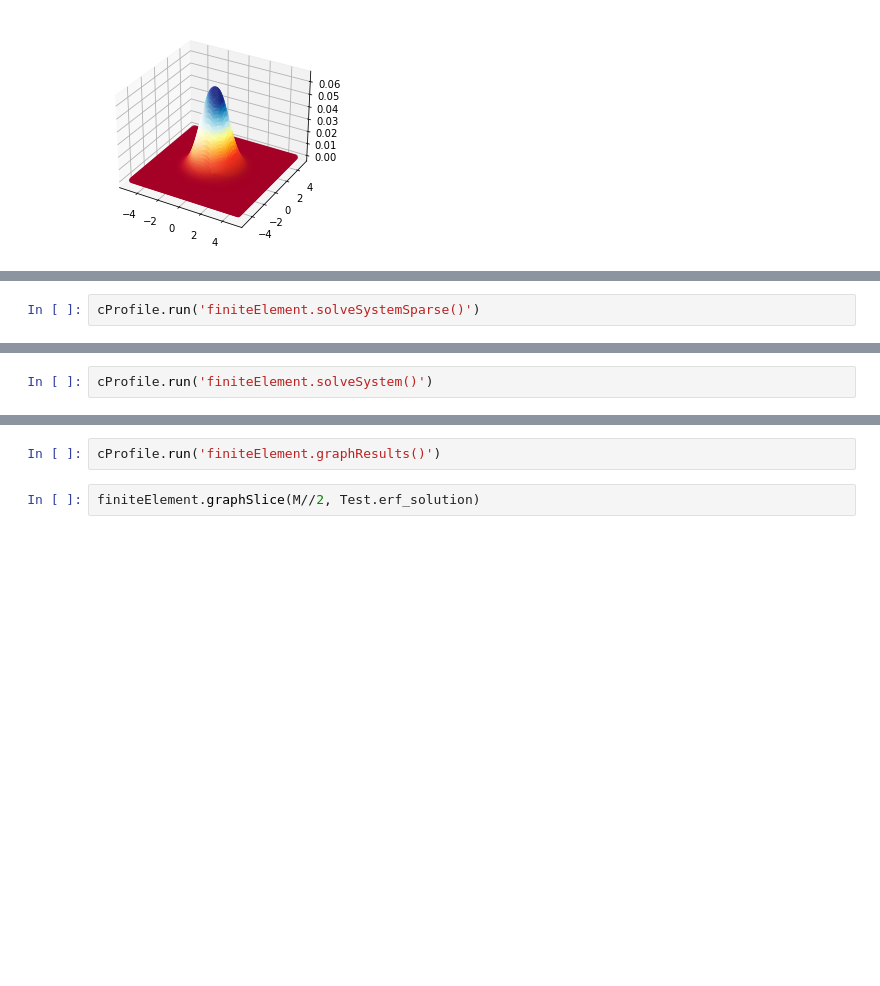
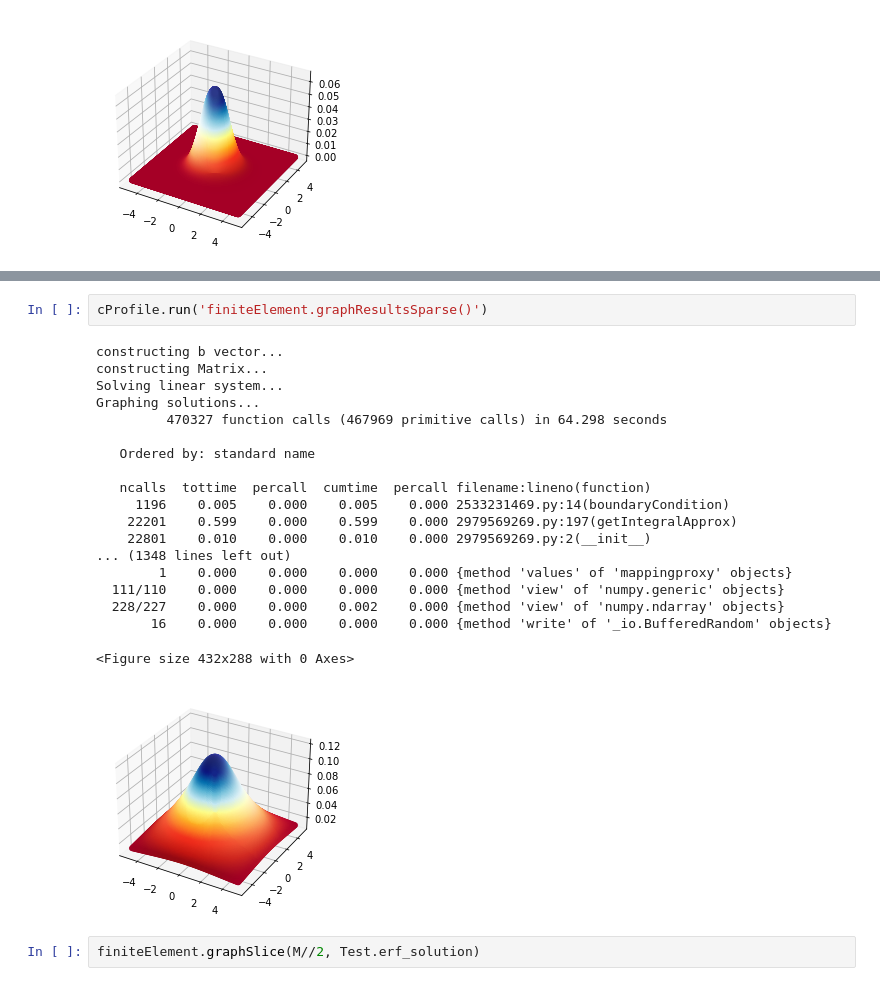
Before and after one commit to jessicajiang15/FiniteElementCode, a Jupyter notebook: FEM 2D.ipynb, the cells around one changed output, grey strips where cells are left out. Drawn from its saved outputs; the diff is of its cells as text; blank space fills up the shorter version.

```diff
--- a/FEM 2D.ipynb
+++ b/FEM 2D.ipynb
@@ -726,2 +728,0 @@ cProfile.run('finiteElement.graphResultsSparse()')
-# %%
-cProfile.run('finiteElement.solveSystemSparse()')
@@ -746,2 +728,0 @@ cProfile.run('finiteElement.solveSystemSparse()')
-# %%
-cProfile.run('finiteElement.solveSystem()')
@@ -797,5 +799,25 @@ cProfile.run('finiteElement.constructBVector()')
 # %%
-cProfile.run('finiteElement.graphResults()')
+cProfile.run('finiteElement.graphResultsSparse()')
+# %% [output]
+constructing b vector...
+constructing Matrix...
+Solving linear system...
+Graphing solutions...
+         470327 function calls (467969 primitive calls) in 64.298 seconds
+
+   Ordered by: standard name
+
+   ncalls  tottime  percall  cumtime  percall filename:lineno(function)
+     1196    0.005    0.000    0.005    0.000 2533231469.py:14(boundaryCondition)
+    22201    0.599    0.000    0.599    0.000 2979569269.py:197(getIntegralApprox)
+    22801    0.010    0.000    0.010    0.000 2979569269.py:2(__init__)
+... (1348 lines left out)
+        1    0.000    0.000    0.000    0.000 {method 'values' of 'mappingproxy' objects}
+  111/110    0.000    0.000    0.000    0.000 {method 'view' of 'numpy.generic' objects}
+  228/227    0.000    0.000    0.002    0.000 {method 'view' of 'numpy.ndarray' objects}
+       16    0.000    0.000    0.000    0.000 {method 'write' of '_io.BufferedRandom' objects}
+<Figure size 432x288 with 0 Axes>
+[figure, added]
 # %%
 finiteElement.graphSlice(M//2, Test.erf_solution)
 # %% [output]
```
Also changed, not shown: parts of 11 cells of this notebook, 2 other files.
